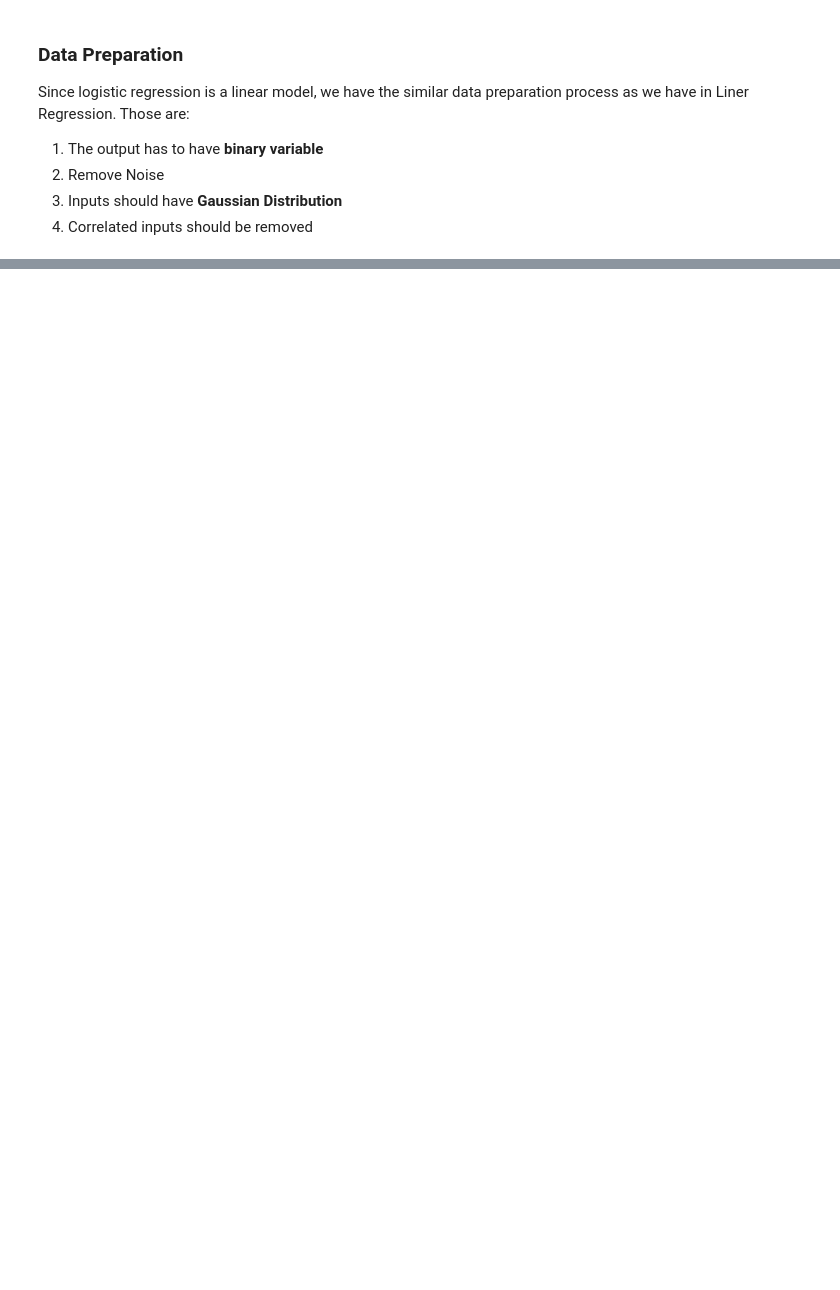
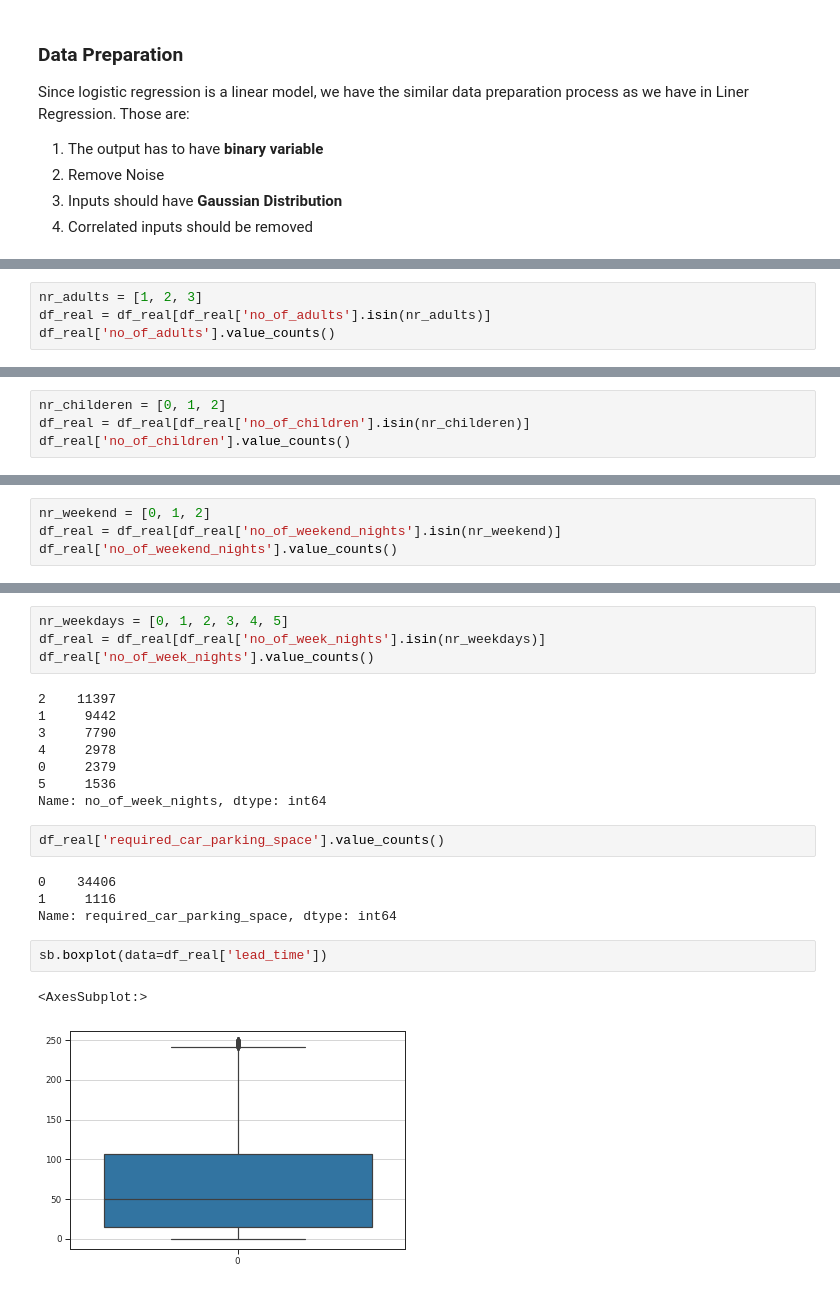
Before and after one commit to muscak/Master-Machine-Learning-Algorithms, a Jupyter notebook: Linear-Algorithms/Logistic-Regression/Logistic Regression.ipynb, the cells around one changed output, grey strips where cells are left out. Cells and saved outputs as stored; diff of their text form; blank space fills up the shorter version.

Commit message:
real data, remove noise, etc.

```diff
--- a/Linear-Algorithms/Logistic-Regression/Logistic Regression.ipynb
+++ b/Linear-Algorithms/Logistic-Regression/Logistic Regression.ipynb
@@ -307,0 +451,4 @@ Since logistic regression is a linear model, we have the similar data preparatio
+# %%
+nr_adults = [1, 2, 3]
+df_real = df_real[df_real['no_of_adults'].isin(nr_adults)]
+df_real['no_of_adults'].value_counts()
@@ -307,0 +470,4 @@ Since logistic regression is a linear model, we have the similar data preparatio
+# %%
+nr_childeren = [0, 1, 2]
+df_real = df_real[df_real['no_of_children'].isin(nr_childeren)]
+df_real['no_of_children'].value_counts()
@@ -307,0 +491,4 @@ Since logistic regression is a linear model, we have the similar data preparatio
+# %%
+nr_weekend = [0, 1, 2]
+df_real = df_real[df_real['no_of_weekend_nights'].isin(nr_weekend)]
+df_real['no_of_weekend_nights'].value_counts()
@@ -307,0 +515,23 @@ Since logistic regression is a linear model, we have the similar data preparatio
+# %%
+nr_weekdays = [0, 1, 2, 3, 4, 5]
+df_real = df_real[df_real['no_of_week_nights'].isin(nr_weekdays)]
+df_real['no_of_week_nights'].value_counts()
+# %% [output]
+2    11397
+1     9442
+3     7790
+4     2978
+0     2379
+5     1536
+Name: no_of_week_nights, dtype: int64
+# %%
+df_real['required_car_parking_space'].value_counts()
+# %% [output]
+0    34406
+1     1116
+Name: required_car_parking_space, dtype: int64
+# %%
+sb.boxplot(data=df_real['lead_time'])
+# %% [output]
+<AxesSubplot:>
+[figure, added]
```
Also changed, not shown: parts of 38 cells of this notebook.
